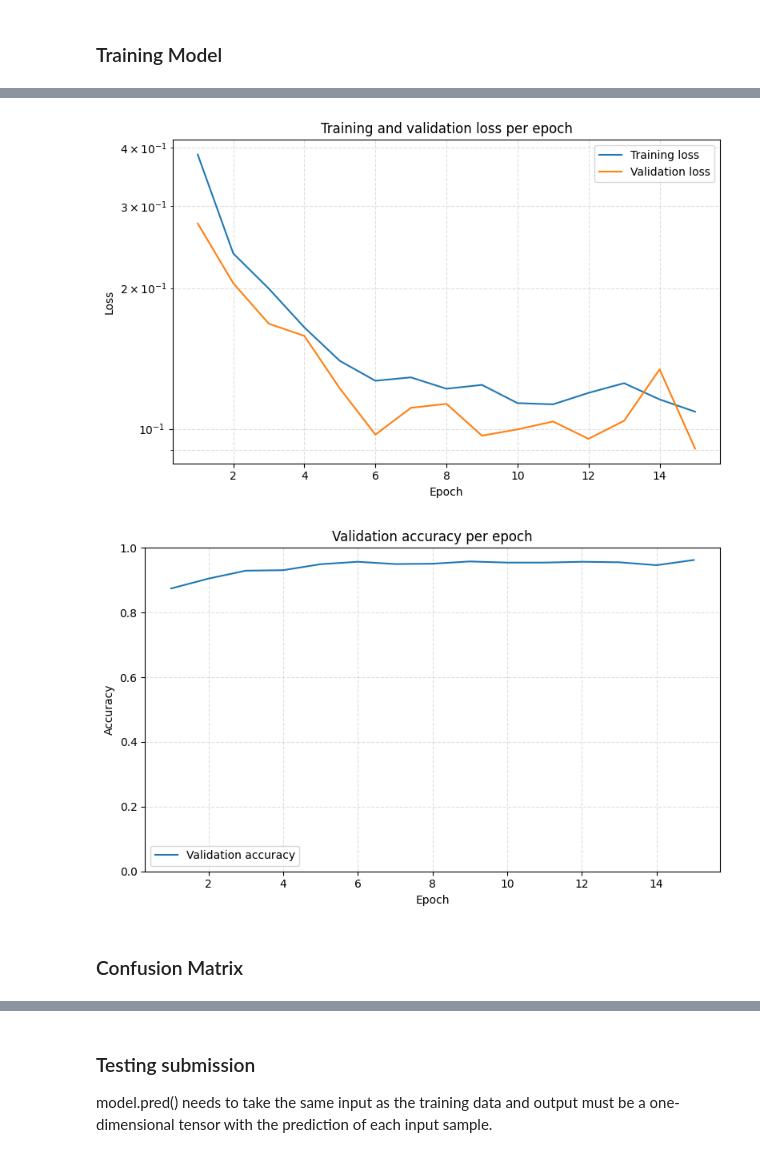
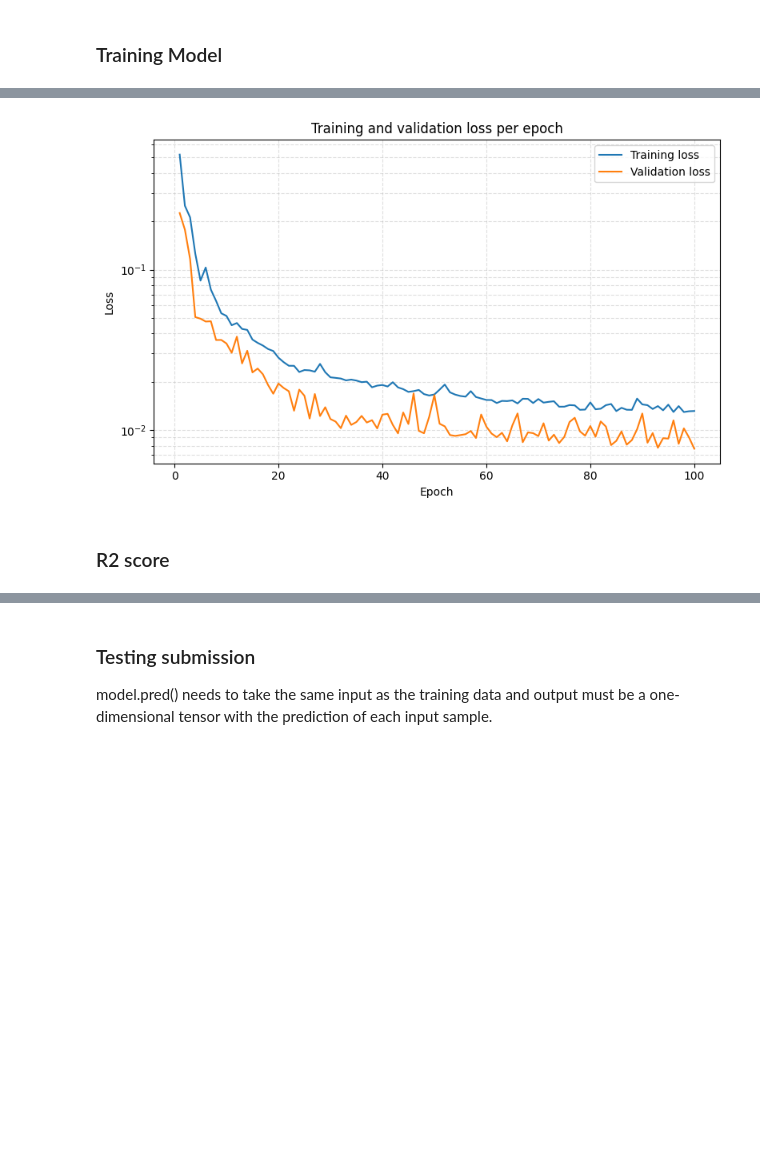
Before and after one commit to ofarbrot/ML4Physics_homework2, a Jupyter notebook: test_model.ipynb, the cells around one changed output, grey strips where cells are left out. Saved outputs shown, nothing was run; the diff lists cells and outputs as text; code cells hidden in the pictures; blank space fills up the shorter version.

```diff
--- a/test_model.ipynb
+++ b/test_model.ipynb
@@ -22,7 +20,7 @@ train_loader, val_loader = load_train_val_loaders("data")
 
 m = model(load_weights=False)
 num_epochs = 100
-train_losses, val_losses, eval_accuracies = TrainingAlgorithm(
+train_losses, val_losses = TrainingAlgorithm(
     m, train_loader, val_loader, num_epochs=num_epochs, patience=10, device="cpu"
 )
 
@@ -40,16 +38,4 @@ plt.legend()
 plt.grid(True, which="both", linestyle="--", alpha=0.4)
 plt.tight_layout()
 plt.show()
-
-# Plot validation accuracy
-plt.figure(figsize=(8, 5))
-plt.plot(epochs, eval_accuracies, label="Validation accuracy")
-plt.xlabel("Epoch")
-plt.ylabel("Accuracy")
-plt.title("Validation accuracy per epoch")
-plt.ylim(0.0, 1.0)
-plt.grid(True, linestyle="--", alpha=0.4)
-plt.legend()
-plt.tight_layout()
-plt.show()
 # %% [output]
@@ -73,4 +59,3 @@ Early stopping triggered at epoch 25
-[figure, old version]
+[figure, new version]
-[figure, removed]
 # %% [markdown]
-### Confusion Matrix
+### R2 score
```
Also changed, not shown: parts of 5 cells of this notebook, 5 other files.
